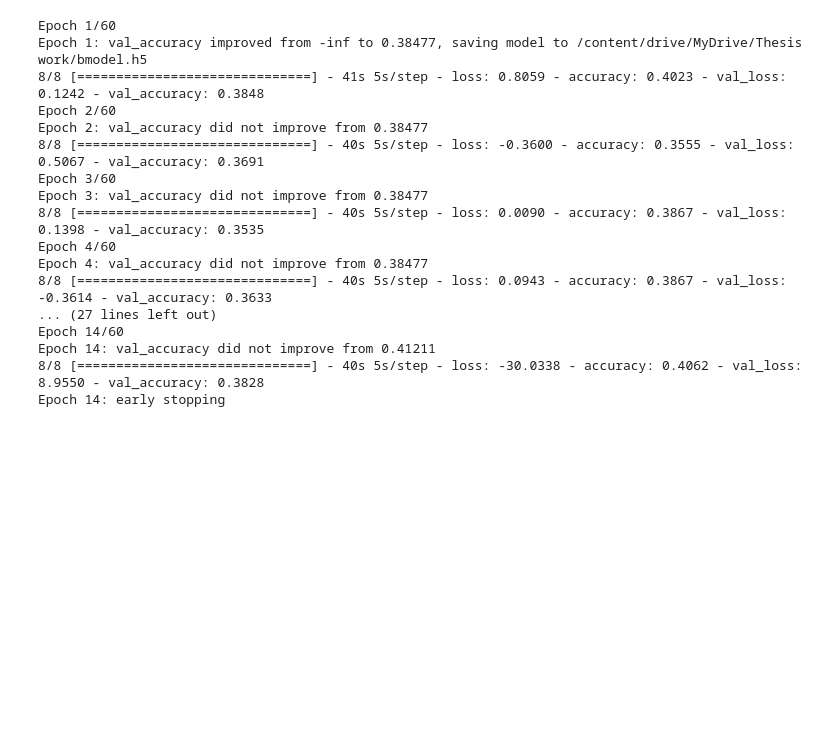
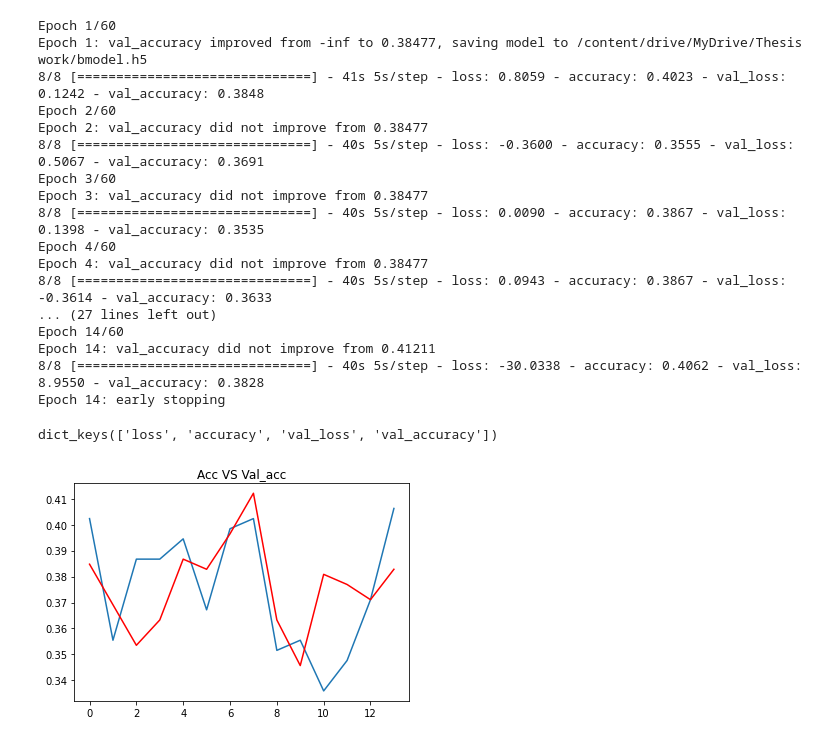
Before and after one commit to Shoeb-Shaon/Breast-Cancer-Classification, a Jupyter notebook: Breast_Cancer_Classification_.ipynb, the cells around one changed output. Drawn from its saved outputs; the diff is of its cells as text; code cells hidden in the pictures; blank space fills up the shorter version.

```diff
--- a/Breast_Cancer_Classification_.ipynb
+++ b/Breast_Cancer_Classification_.ipynb
@@ -150,3 +158,16 @@ Epoch 14/60
 Epoch 14: val_accuracy did not improve from 0.41211
 8/8 [==============================] - 40s 5s/step - loss: -30.0338 - accuracy: 0.4062 - val_loss: 8.9550 - val_accuracy: 0.3828
 Epoch 14: early stopping
+# %%
+h=hs.history
+h.keys()
+# %% [output]
+dict_keys(['loss', 'accuracy', 'val_loss', 'val_accuracy'])
+# %%
+plt.plot(h['accuracy'])
+plt.plot(h['val_accuracy'], c="red")
+
+plt.title("Acc VS Val_acc")
+plt.show()
+# %% [output]
+[figure, added]
```
Also changed, not shown: parts of 18 cells of this notebook.
